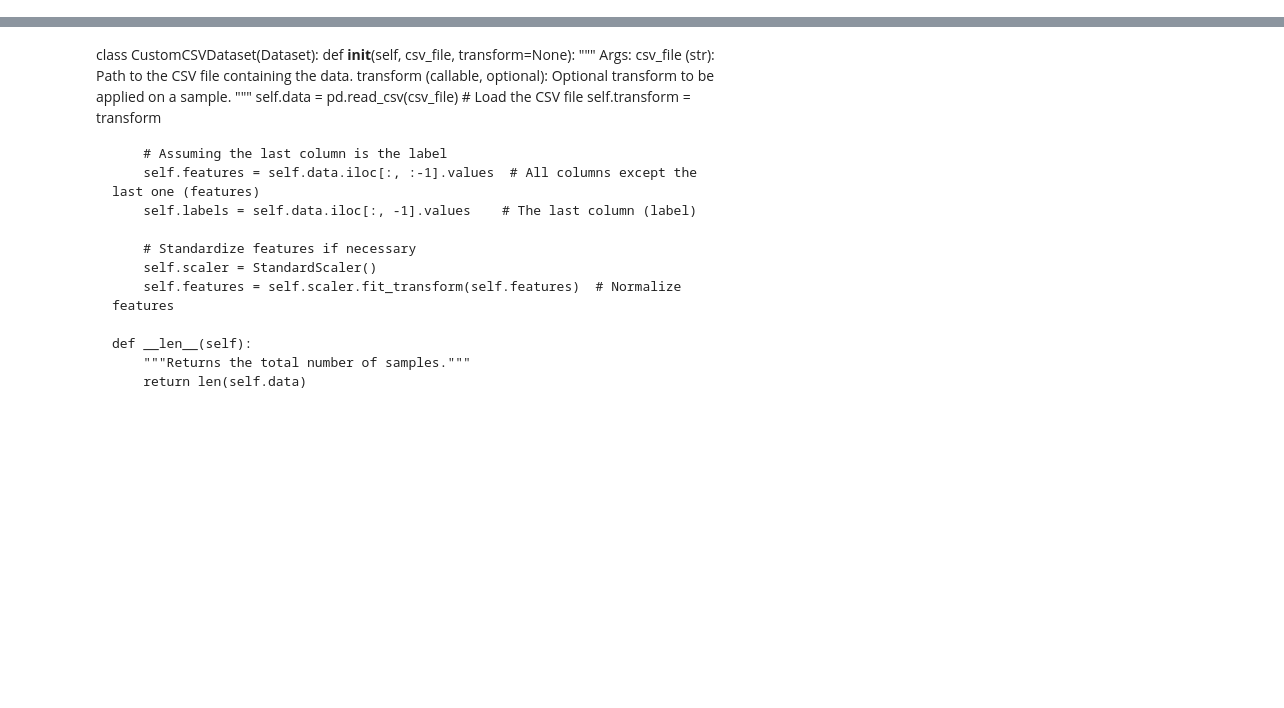
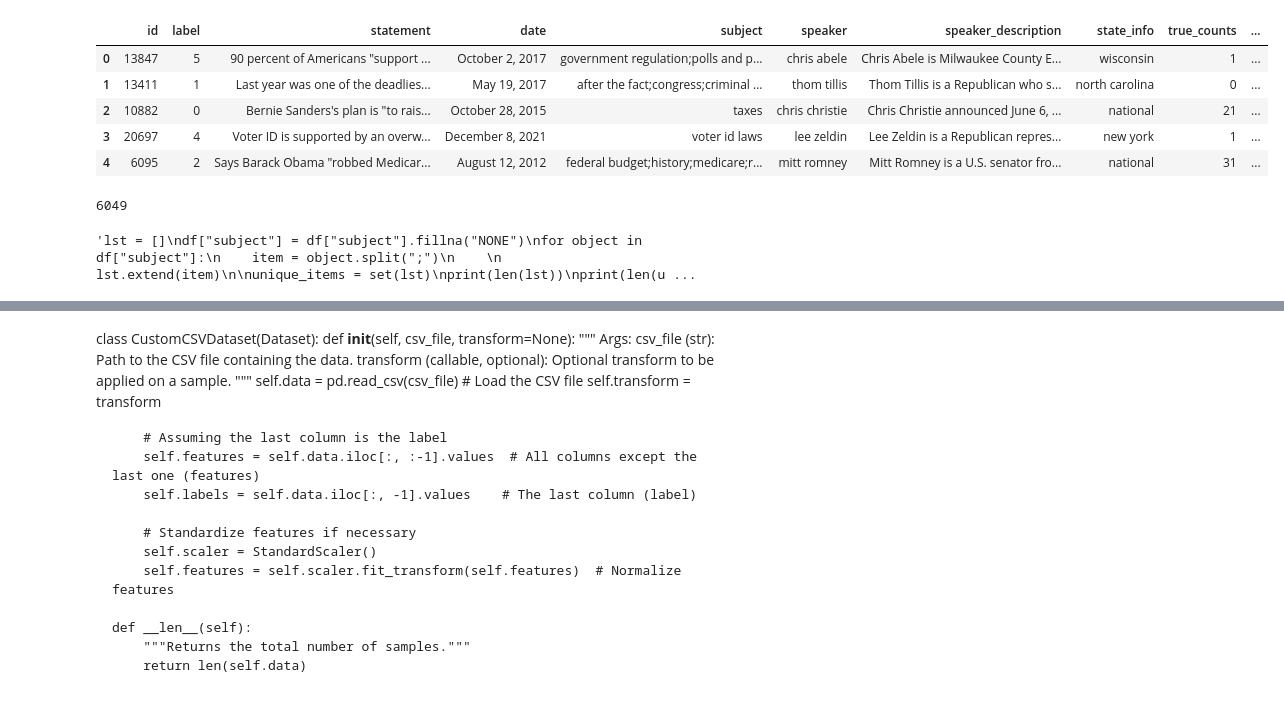
Before and after one commit to Nakiyah24/IDS703_NLPProject, a Jupyter notebook: CombinedPreprocessing.ipynb, the cells around one changed output, grey strips where cells are left out. Drawn from its saved outputs; the diff is of its cells as text; code cells hidden in the pictures; blank space fills up the shorter version.

```diff
--- a/CombinedPreprocessing.ipynb
+++ b/CombinedPreprocessing.ipynb
@@ -1,5 +1,34 @@
 # %%
 import pandas as pd
+import numpy as np
 import torch
 from torch.utils.data import Dataset
 from sklearn.preprocessing import StandardScaler
+
+pd.set_option("display.max_rows", None)
+pd.set_option("display.max_columns", None)
+# %%
+df = pd.read_csv("LIAR2/train.csv")
+display(df.head())
+print(len(df["subject"].unique()))
+# %% [output]
+|  | id | label | statement | date | subject | speaker | speaker_description | state_info | true_counts | ... |
+| 0 | 13847 | 5 | 90 percent of Americans "support ... | October 2, 2017 | government regulation;polls and p... | chris abele | Chris Abele is Milwaukee County E... | wisconsin | 1 | ... |
+| 1 | 13411 | 1 | Last year was one of the deadlies... | May 19, 2017 | after the fact;congress;criminal ... | thom tillis | Thom Tillis is a Republican who s... | north carolina | 0 | ... |
+| 2 | 10882 | 0 | Bernie Sanders's plan is "to rais... | October 28, 2015 | taxes | chris christie | Chris Christie announced June 6, ... | national | 21 | ... |
+| 3 | 20697 | 4 | Voter ID is supported by an overw... | December 8, 2021 | voter id laws | lee zeldin | Lee Zeldin is a Republican repres... | new york | 1 | ... |
+| 4 | 6095 | 2 | Says Barack Obama "robbed Medicar... | August 12, 2012 | federal budget;history;medicare;r... | mitt romney | Mitt Romney is a U.S. senator fro... | national | 31 | ... |
+6049
+# %%
+"""lst = []
+df["subject"] = df["subject"].fillna("NONE")
+for object in df["subject"]:
+    item = object.split(";")
+
+    lst.extend(item)
+
+unique_items = set(lst)
+print(len(lst))
+print(len(unique_items))"""
+# %% [output]
+'lst = []\ndf["subject"] = df["subject"].fillna("NONE")\nfor object in df["subject"]:\n    item = object.split(";")\n    \n    lst.extend(item)\n\nunique_items = set(lst)\nprint(len(lst))\nprint(len(u ...
```
Also changed, not shown: parts of 2 cells of this notebook.
